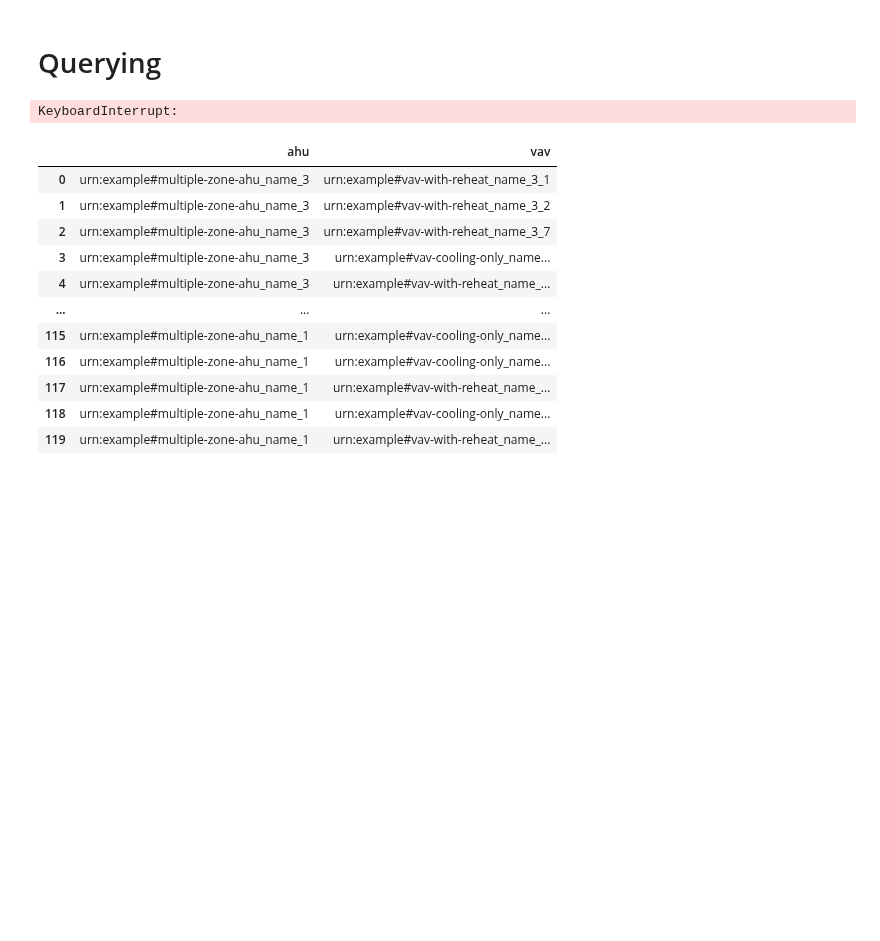
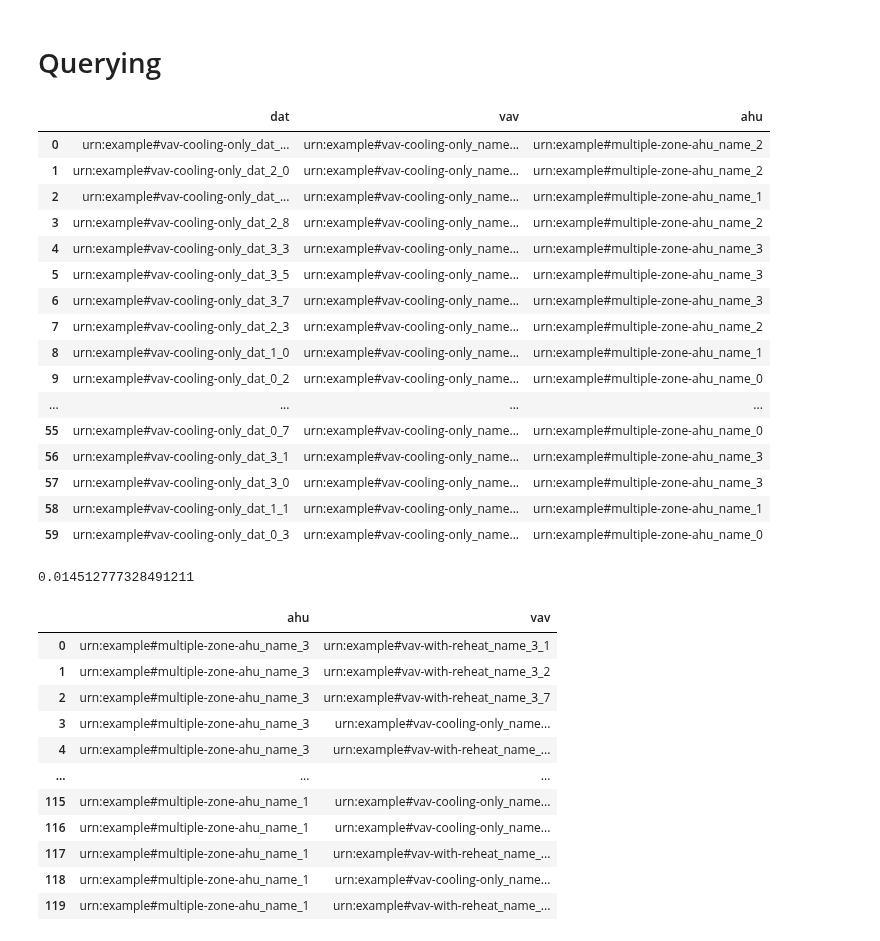
Before and after one commit to lazlop/graph-pattern-id, a Jupyter notebook: examples/s223-example.ipynb, the cells around one changed output. Drawn from its saved outputs; the diff is of its cells as text; code cells hidden in the pictures; blank space fills up the shorter version.

```diff
--- a/examples/s223-example.ipynb
+++ b/examples/s223-example.ipynb
@@ -152,13 +152,14 @@ g_no_data = g.query("""
 def get_label(s):
     name= str(s).rsplit('-')[-1] if str(s).rsplit('-')[-1] != 'name' else str(s).rsplit('-')[-2]
     return Literal(name)
-for s,p,o in g_no_data.triples((None,None,None)):
-    if p == A:
-        continue
-    if p == BRICK.hasPoint:
-        g_no_data.add((o, A, BRICK.Point))
-    g_no_data.add((s, RDFS.label, get_label(s)))
-    g_no_data.add((o, RDFS.label, get_label(o)))
+# rtrying no labels
+# for s,p,o in g_no_data.triples((None,None,None)):
+#     if p == A:
+#         continue
+#     if p == BRICK.hasPoint:
+#         g_no_data.add((o, A, BRICK.Point))
+#     g_no_data.add((s, RDFS.label, get_label(s)))
+#     g_no_data.add((o, RDFS.label, get_label(o)))
 
 g_no_data.bind('bldg',BLDG)
 # %%
@@ -191,30 +194,49 @@ for s,p,o in bldg.graph.triples((None,None,None)):
 # %%
 st = time()
 bldg_query = get_prefixes(bldg.graph)
 bldg_query += """
+PREFIX quantitykind: <http://qudt.org/vocab/quantitykind/>
 SELECT ?dat ?vav ?ahu
 WHERE {
-    ?dat a s223:QuantifiableObservableProperty .
+    ?dat a s223:QuantifiableObservableProperty ;
+        s223:hasQuantityKind quantitykind:Temperature .
     ?vav a s223:SingleDuctTerminal ;
         s223:contains ?dmp .
     ?dmp a s223:Damper .
     ?vav s223:cnx ?outlet_cp .
     ?outlet_cp a s223:OutletConnectionPoint ;
         s223:hasProperty ?dat .
     ?ahu a s223:AirHandlingUnit ;
         s223:cnx* ?vav .
     FILTER NOT EXISTS {
         ?vav s223:contains ?rc .
         ?rc a s223:Coil .
     }
 }
 """
-display(query_to_df(bldg_query, bldg_g_normal))
+display(query_to_df(bldg_query, bldg_g))
 et = time()
 elapsed_time = et - st
 print(elapsed_time)
 # %% [output]
+|  | dat | vav | ahu |
+| 0 | urn:example#vav-cooling-only_dat_... | urn:example#vav-cooling-only_name... | urn:example#multiple-zone-ahu_name_2 |
+| 1 | urn:example#vav-cooling-only_dat_2_0 | urn:example#vav-cooling-only_name... | urn:example#multiple-zone-ahu_name_2 |
+| 2 | urn:example#vav-cooling-only_dat_... | urn:example#vav-cooling-only_name... | urn:example#multiple-zone-ahu_name_1 |
+| 3 | urn:example#vav-cooling-only_dat_2_8 | urn:example#vav-cooling-only_name... | urn:example#multiple-zone-ahu_name_2 |
+| 4 | urn:example#vav-cooling-only_dat_3_3 | urn:example#vav-cooling-only_name... | urn:example#multiple-zone-ahu_name_3 |
+| 5 | urn:example#vav-cooling-only_dat_3_5 | urn:example#vav-cooling-only_name... | urn:example#multiple-zone-ahu_name_3 |
+| 6 | urn:example#vav-cooling-only_dat_3_7 | urn:example#vav-cooling-only_name... | urn:example#multiple-zone-ahu_name_3 |
+| 7 | urn:example#vav-cooling-only_dat_2_3 | urn:example#vav-cooling-only_name... | urn:example#multiple-zone-ahu_name_2 |
+| 8 | urn:example#vav-cooling-only_dat_1_0 | urn:example#vav-cooling-only_name... | urn:example#multiple-zone-ahu_name_1 |
+| 9 | urn:example#vav-cooling-only_dat_0_2 | urn:example#vav-cooling-only_name... | urn:example#multiple-zone-ahu_name_0 |
+| ... | ... | ... | ... |
+| 55 | urn:example#vav-cooling-only_dat_0_7 | urn:example#vav-cooling-only_name... | urn:example#multiple-zone-ahu_name_0 |
+| 56 | urn:example#vav-cooling-only_dat_3_1 | urn:example#vav-cooling-only_name... | urn:example#multiple-zone-ahu_name_3 |
+| 57 | urn:example#vav-cooling-only_dat_3_0 | urn:example#vav-cooling-only_name... | urn:example#multiple-zone-ahu_name_3 |
+| 58 | urn:example#vav-cooling-only_dat_1_1 | urn:example#vav-cooling-only_name... | urn:example#multiple-zone-ahu_name_1 |
+| 59 | urn:example#vav-cooling-only_dat_0_3 | urn:example#vav-cooling-only_name... | urn:example#multiple-zone-ahu_name_0 |
-KeyboardInterrupt:
+0.014512777328491211
 # %%
 st = time()
 bldg_query = get_prefixes(bldg.graph)
```
Also changed, not shown: parts of 5 cells of this notebook, 19 other files.
